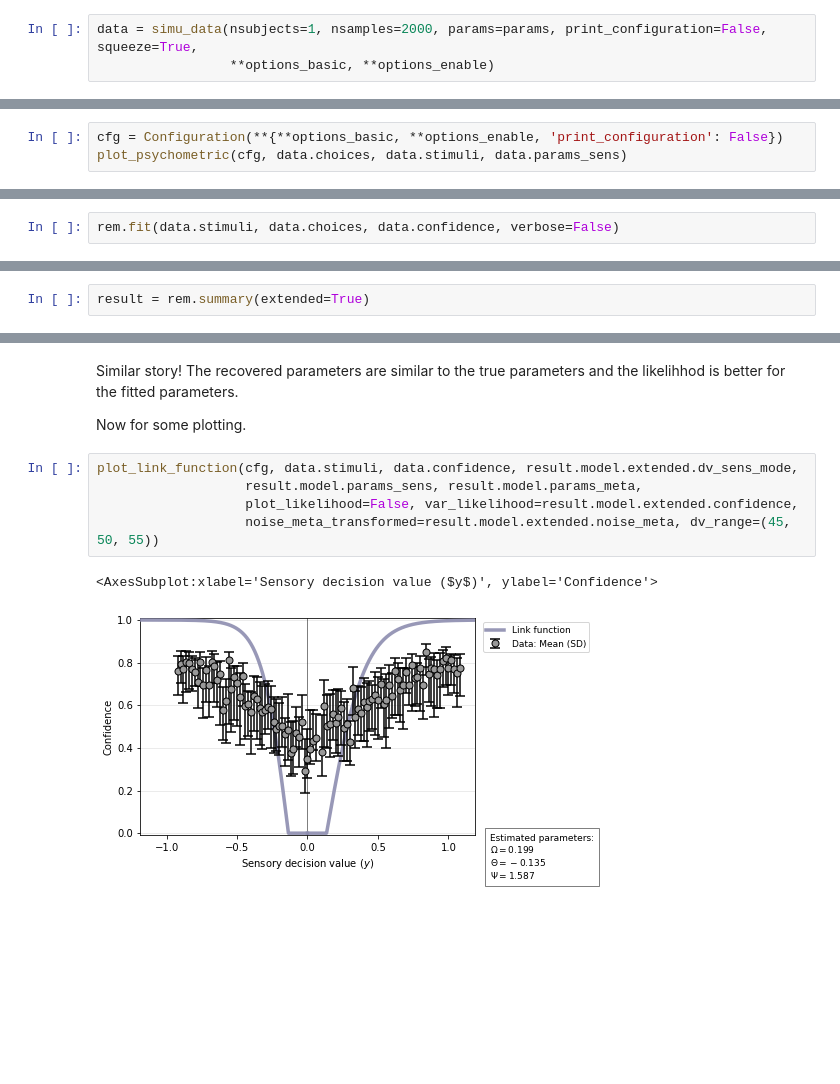
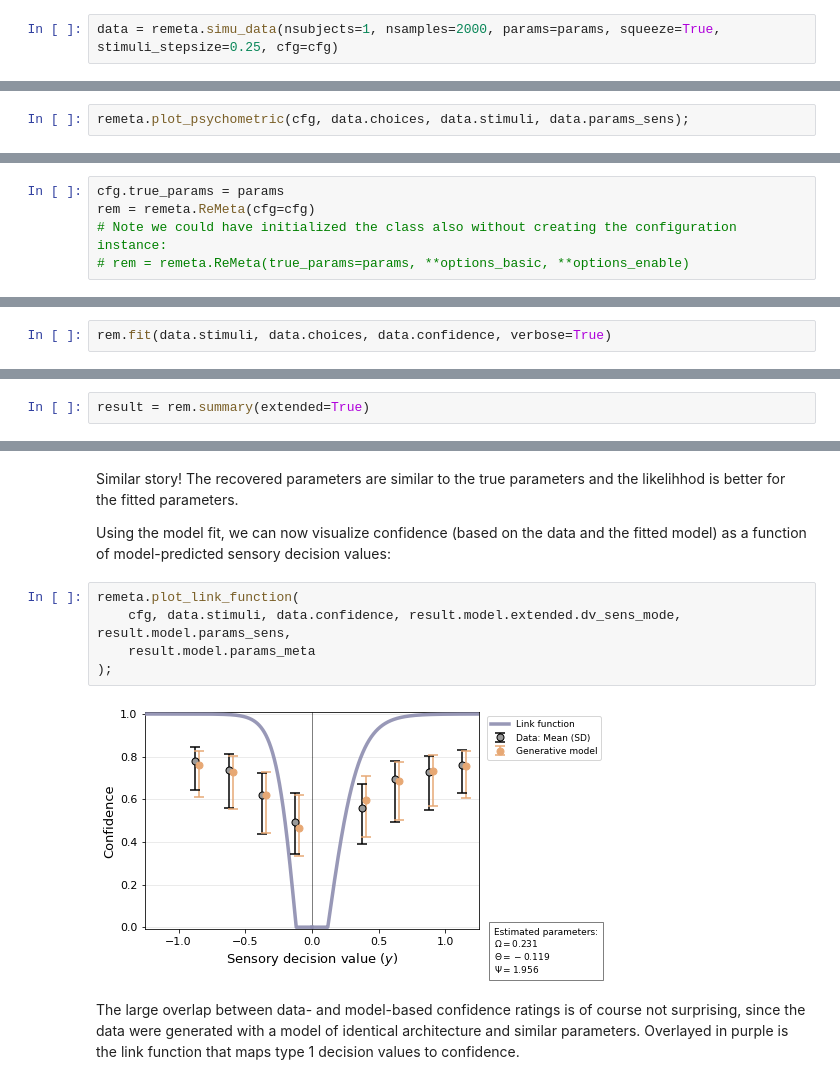
Before and after one commit to m-guggenmos/remeta, a Jupyter notebook: demo/basic_usage.ipynb, the cells around one changed output, grey strips where cells are left out. Cells and saved outputs as stored; diff of their text form; blank space fills up the shorter version.

Commit message:
Improved plotting and added the power function as a non-linear transformation of stimuli

```diff
--- a/demo/basic_usage.ipynb
+++ b/demo/basic_usage.ipynb
@@ -55,4 +64,3 @@ We generate 2000 samples for a single participant.
 # %%
-data = simu_data(nsubjects=1, nsamples=2000, params=params, print_configuration=False, squeeze=True,
-                 **options_basic, **options_enable)
+data = remeta.simu_data(nsubjects=1, nsamples=2000, params=params, squeeze=True, stimuli_stepsize=0.25, cfg=cfg)
 # %% [output]
@@ -60,4 +78,3 @@ data = simu_data(nsubjects=1, nsamples=2000, params=params, print_configuration=
 # %%
-cfg = Configuration(**{**options_basic, **options_enable, 'print_configuration': False})
-plot_psychometric(cfg, data.choices, data.stimuli, data.params_sens)
+remeta.plot_psychometric(cfg, data.choices, data.stimuli, data.params_sens);
 # %% [output]
@@ -72,0 +95,5 @@ Fit the data:
+# %%
+cfg.true_params = params
+rem = remeta.ReMeta(cfg=cfg)
+# Note we could have initialized the class also without creating the configuration instance:
+# rem = remeta.ReMeta(true_params=params, **options_basic, **options_enable)
@@ -73,2 +102,2 @@ Fit the data:
 # %%
-rem.fit(data.stimuli, data.choices, data.confidence, verbose=False)
+rem.fit(data.stimuli, data.choices, data.confidence, verbose=True)
@@ -112,12 +158,13 @@ Negative log-likelihood of fitted metacognitive parameters: 12530.4
 # %% [markdown]
 Similar story! The recovered parameters are similar to the true parameters and the likelihhod is better for the fitted parameters.
 
-Now for some plotting.
+Using the model fit, we can now visualize confidence (based on the data and the fitted model) as a function of model-predicted sensory decision values:
 # %%
-plot_link_function(cfg, data.stimuli, data.confidence, result.model.extended.dv_sens_mode,
-                   result.model.params_sens, result.model.params_meta,
-                   plot_likelihood=False, var_likelihood=result.model.extended.confidence,
-                   noise_meta_transformed=result.model.extended.noise_meta, dv_range=(45, 50, 55))
+remeta.plot_link_function(
+    cfg, data.stimuli, data.confidence, result.model.extended.dv_sens_mode, result.model.params_sens,
+    result.model.params_meta
+);
 # %% [output]
-<AxesSubplot:xlabel='Sensory decision value ($y$)', ylabel='Confidence'>
-[figure, old version]
+[figure, new version]
+# %% [markdown]
+The large overlap between data- and model-based confidence ratings is of course not surprising, since the data were generated with a model of identical architecture and similar parameters. Overlayed in purple is the link function that maps type 1 decision values to confidence.
```
Also changed, not shown: parts of 34 cells of this notebook, 15 other files.
